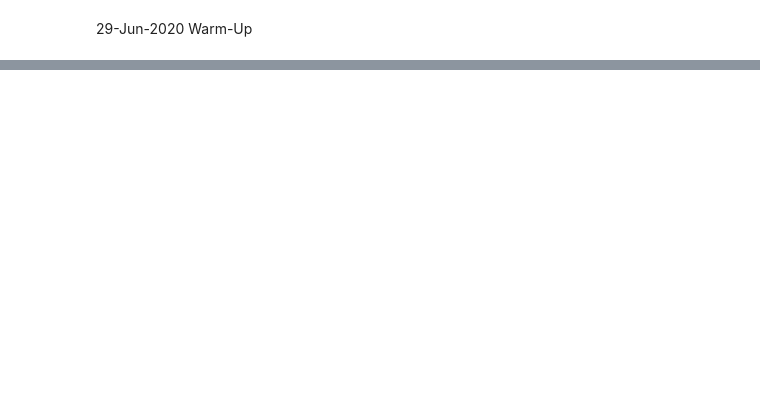
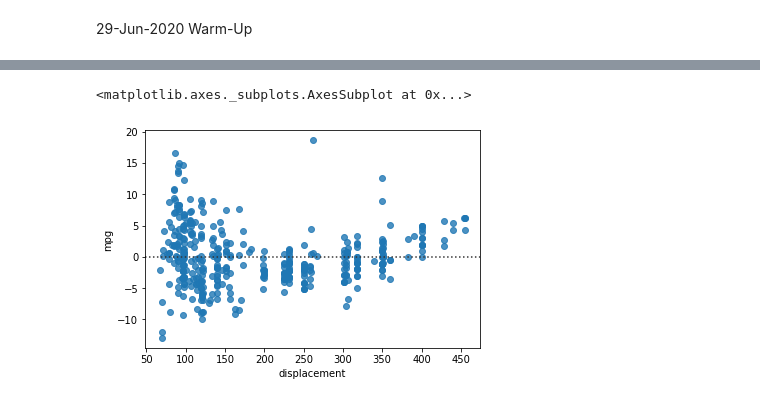
Before and after one commit to congxu1990/hbs-ds-060120, a Jupyter notebook: Warm-Ups/Warm_Ups.ipynb, the cells around one changed output, grey strips where cells are left out. Cells and saved outputs as stored; diff of their text form; code cells hidden in the pictures; blank space fills up the shorter version.

```diff
--- a/Warm-Ups/Warm_Ups.ipynb
+++ b/Warm-Ups/Warm_Ups.ipynb
@@ -154,0 +286,7 @@ from sklearn.metrics import r2_score, mean_absolute_error
+# %%
+x = df['displacement']
+y = df['mpg']
+sns.residplot(x,y)
+# %% [output]
+<matplotlib.axes._subplots.AxesSubplot at 0x...>
+[figure, added]
```
Also changed, not shown: parts of 63 cells of this notebook, 1 other file.
